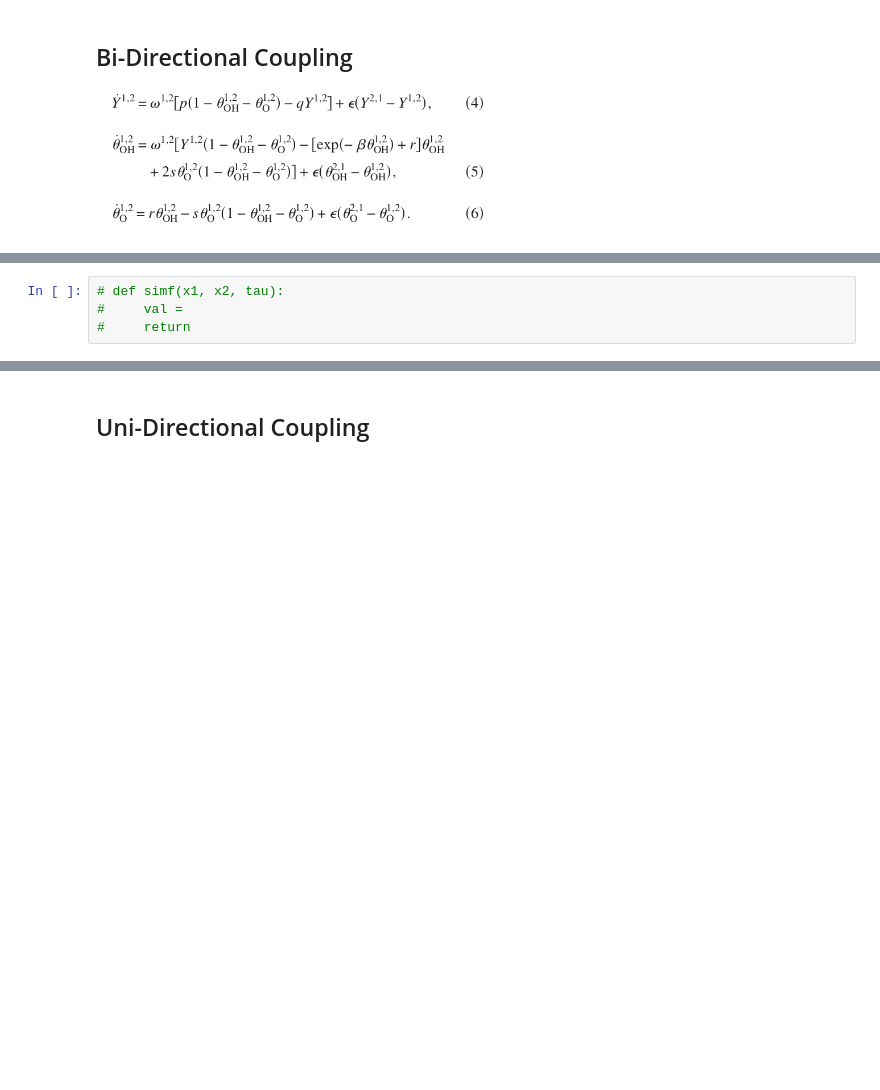
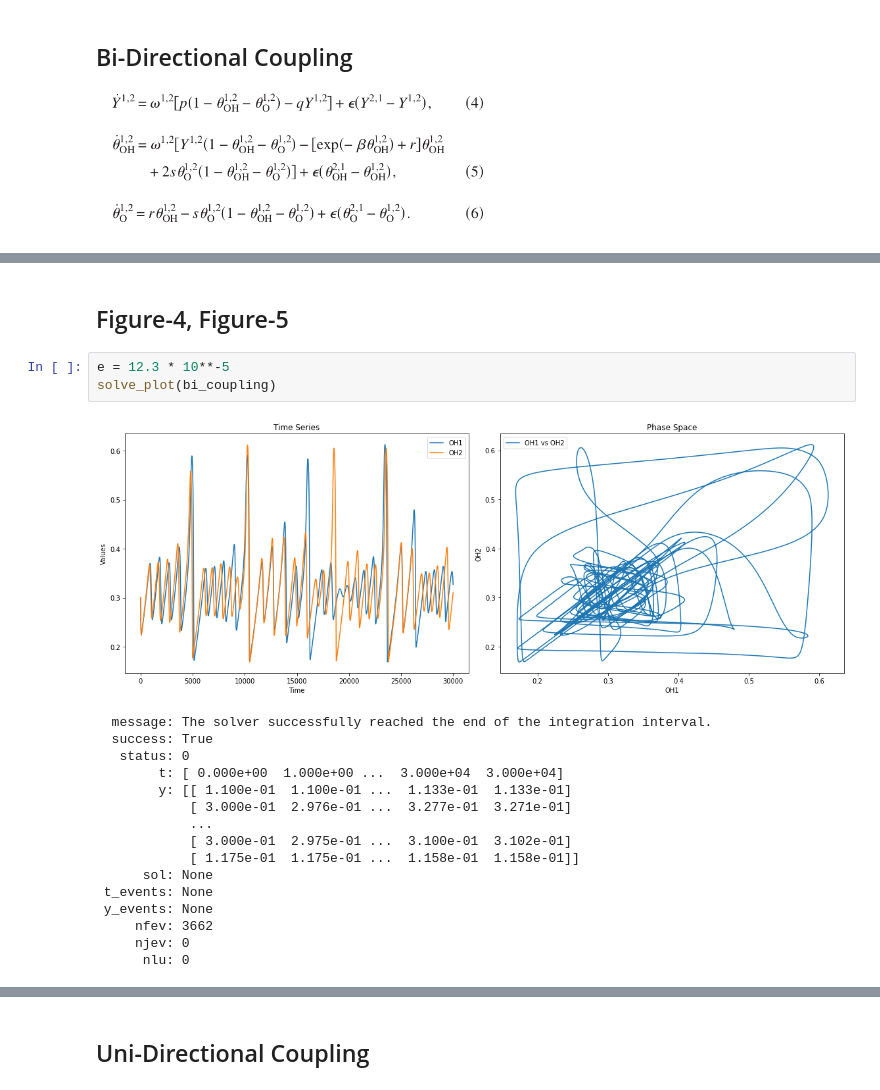
Before and after one commit to ma-nu03/CPP-time-series-prediction-using-anticipation-synchronization, a Jupyter notebook: Week-3/Week-3.ipynb, the cells around one changed output, grey strips where cells are left out. Cells and saved outputs as stored; diff of their text form; blank space fills up the shorter version.

```diff
--- a/Week-3/Week-3.ipynb
+++ b/Week-3/Week-3.ipynb
@@ -67,4 +83,22 @@ solve_plot(bi_coupling)
-# %%
-# def simf(x1, x2, tau):
-#     val =
-#     return
+# %% [markdown]
+## Figure-4, Figure-5
+# %%
+e = 12.3 * 10**-5
+solve_plot(bi_coupling)
+# %% [output]
+[figure, added]
+  message: The solver successfully reached the end of the integration interval.
+  success: True
+   status: 0
+        t: [ 0.000e+00  1.000e+00 ...  3.000e+04  3.000e+04]
+        y: [[ 1.100e-01  1.100e-01 ...  1.133e-01  1.133e-01]
+            [ 3.000e-01  2.976e-01 ...  3.277e-01  3.271e-01]
+            ...
+            [ 3.000e-01  2.975e-01 ...  3.100e-01  3.102e-01]
+            [ 1.175e-01  1.175e-01 ...  1.158e-01  1.158e-01]]
+      sol: None
+ t_events: None
+ y_events: None
+     nfev: 3662
+     njev: 0
+      nlu: 0
```
Also changed, not shown: parts of 32 cells of this notebook, 5 other files.
